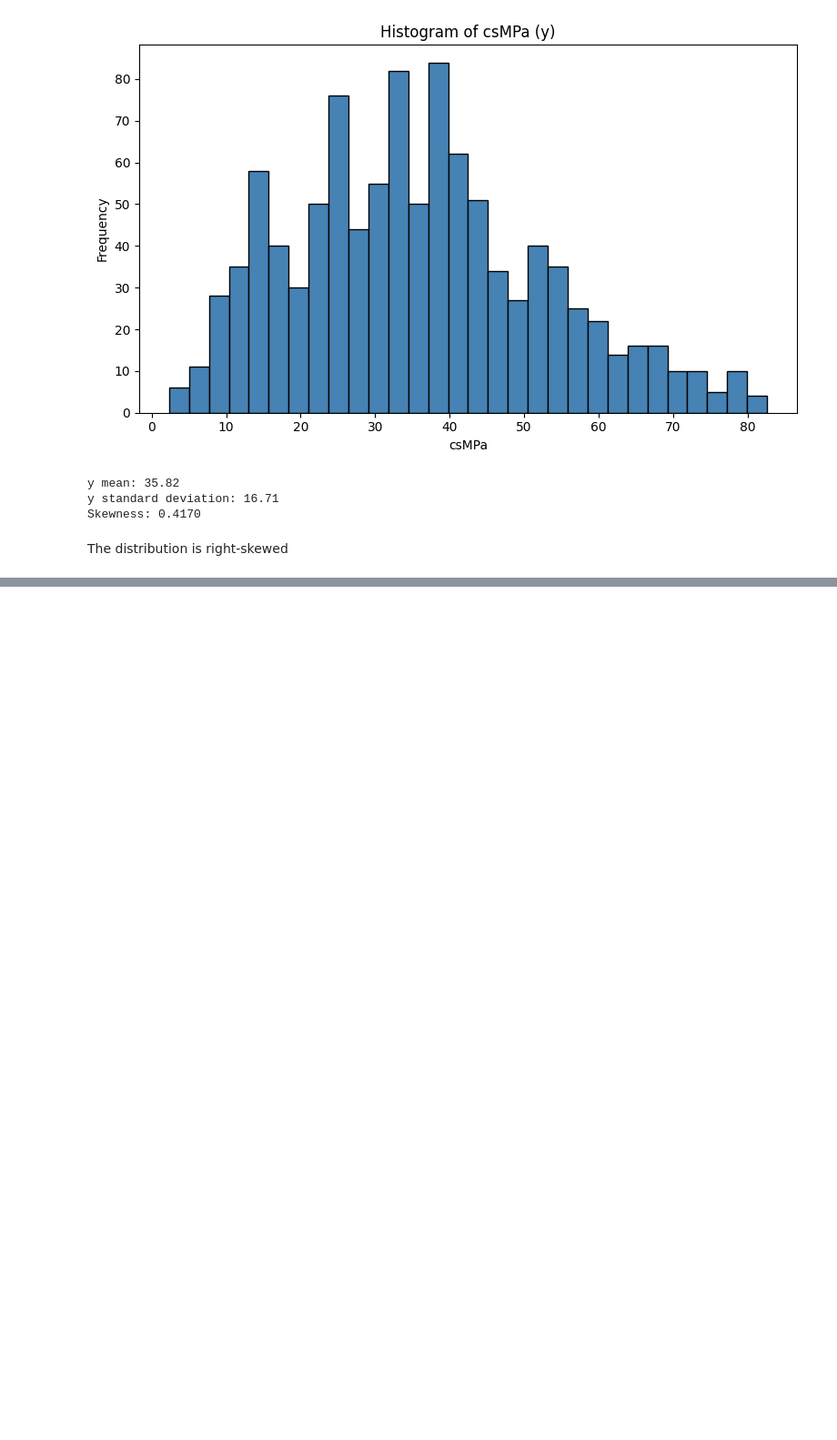
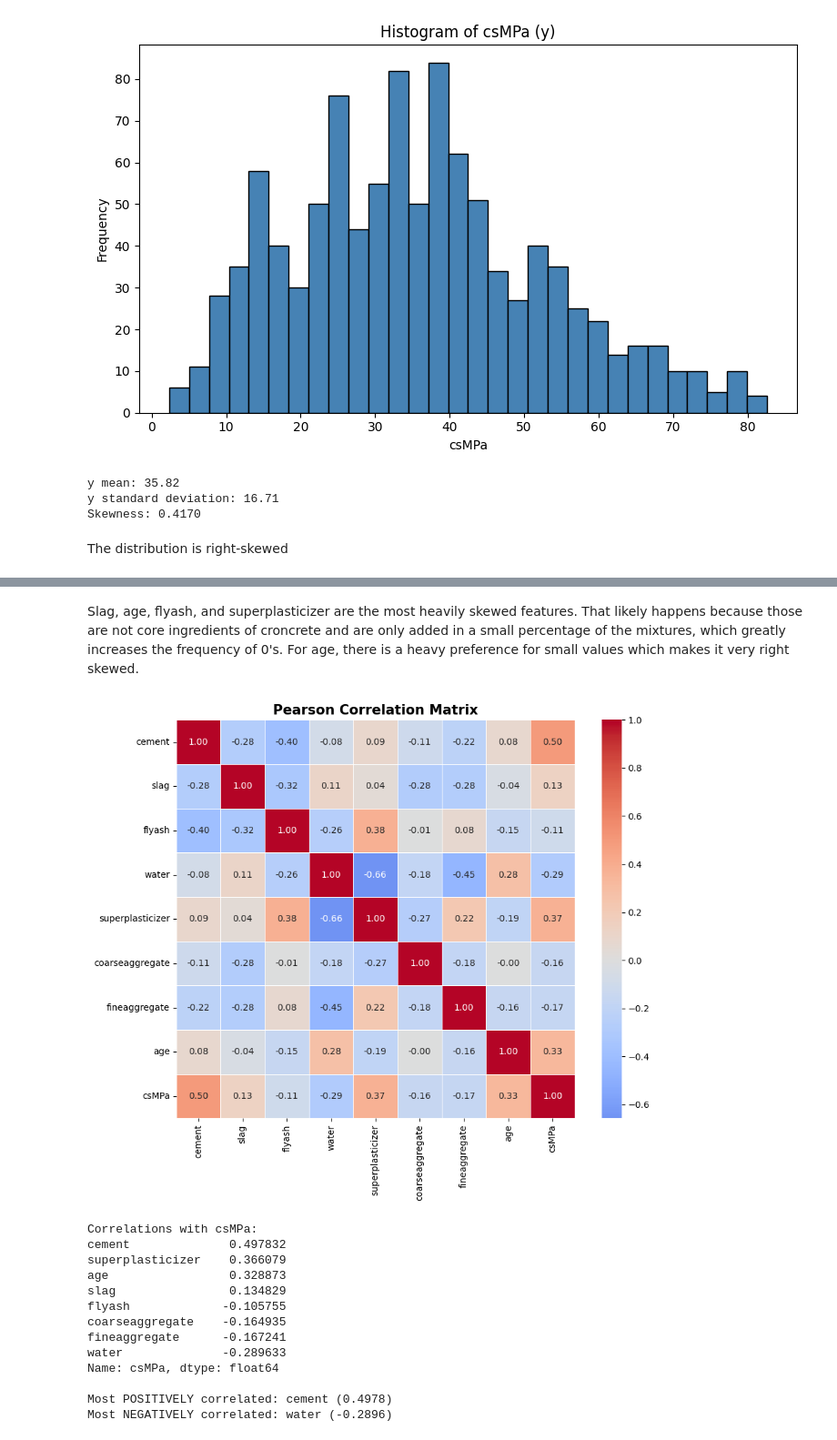
Before and after one commit to Pedro-Langone/EC146, a Jupyter notebook: hw1/hw1.ipynb, the cells around one changed output, grey strips where cells are left out. Shown at 91% size. Cells and saved outputs as stored; diff of their text form; code cells hidden in the pictures; blank space fills up the shorter version.

```diff
--- a/hw1/hw1.ipynb
+++ b/hw1/hw1.ipynb
@@ -48,0 +67,40 @@ The distribution is right-skewed
+# %% [markdown]
+Slag, age, flyash, and superplasticizer are the most heavily skewed features. That likely happens because those are not core ingredients of croncrete and are only added in a small percentage of the mixtures, which greatly increases the frequency of 0's. For age, there is a heavy preference for small values which makes it very right skewed.
+# %%
+# iv)
+import seaborn as sns
+
+# Compute Pearson correlation matrix
+corr_matrix = df.corr()
+
+# Plot heatmap
+plt.figure(figsize=(10, 8))
+sns.heatmap(corr_matrix, annot=True, fmt=".2f", cmap='coolwarm',
+            center=0, square=True, linewidths=0.5)
+plt.title('Pearson Correlation Matrix', fontsize=15, fontweight='bold')
+plt.tight_layout()
+plt.show()
+
+# Most positively and negatively correlated with target (CSMPA)
+target = 'csMPa'
+correlations = corr_matrix[target].drop(target).sort_values(ascending=False)
+
+print("Correlations with csMPa:")
+print(correlations)
+print(f"\nMost POSITIVELY correlated: {correlations.idxmax()} ({correlations.max():.4f})")
+print(f"Most NEGATIVELY correlated: {correlations.idxmin()} ({correlations.min():.4f})")
+# %% [output]
+[figure, added]
+Correlations with csMPa:
+cement              0.497832
+superplasticizer    0.366079
+age                 0.328873
+slag                0.134829
+flyash             -0.105755
+coarseaggregate    -0.164935
+fineaggregate      -0.167241
+water              -0.289633
+Name: csMPa, dtype: float64
+
+Most POSITIVELY correlated: cement (0.4978)
+Most NEGATIVELY correlated: water (-0.2896)
```
Also changed, not shown: parts of 18 cells of this notebook.
